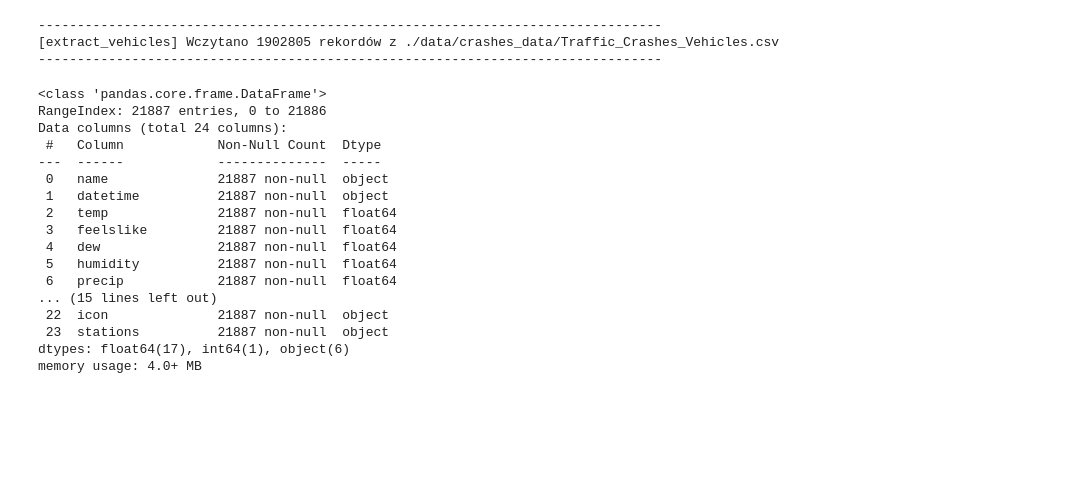
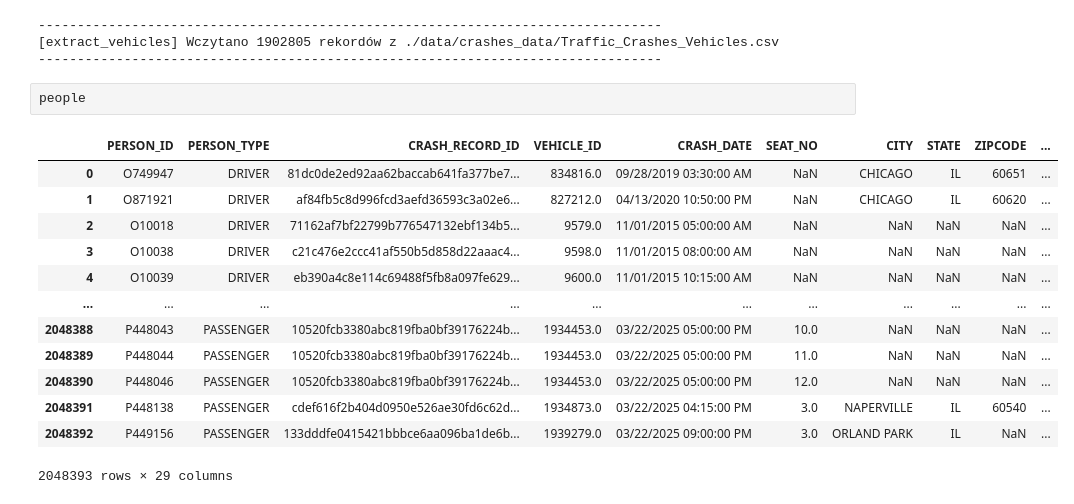
Before and after one commit to krukj/ChicagoCrashesETL, a Jupyter notebook: test.ipynb, the cells around one changed output. Drawn from its saved outputs; the diff is of its cells as text; blank space fills up the shorter version.

```diff
--- a/test.ipynb
+++ b/test.ipynb
@@ -371,21 +371,18 @@ vehicles = extract_vehicles_csv(vehicles_path)
 [extract_vehicles] Wczytano 1902805 rekordów z ./data/crashes_data/Traffic_Crashes_Vehicles.csv
 --------------------------------------------------------------------------------
 # %%
+people
 # %% [output]
+|  | PERSON_ID | PERSON_TYPE | CRASH_RECORD_ID | VEHICLE_ID | CRASH_DATE | SEAT_NO | CITY | STATE | ZIPCODE | ... |
+| 0 | O749947 | DRIVER | 81dc0de2ed92aa62baccab641fa377be7... | 834816.0 | 09/28/2019 03:30:00 AM | NaN | CHICAGO | IL | 60651 | ... |
+| 1 | O871921 | DRIVER | af84fb5c8d996fcd3aefd36593c3a02e6... | 827212.0 | 04/13/2020 10:50:00 PM | NaN | CHICAGO | IL | 60620 | ... |
+| 2 | O10018 | DRIVER | 71162af7bf22799b776547132ebf134b5... | 9579.0 | 11/01/2015 05:00:00 AM | NaN | NaN | NaN | NaN | ... |
+| 3 | O10038 | DRIVER | c21c476e2ccc41af550b5d858d22aaac4... | 9598.0 | 11/01/2015 08:00:00 AM | NaN | NaN | NaN | NaN | ... |
+| 4 | O10039 | DRIVER | eb390a4c8e114c69488f5fb8a097fe629... | 9600.0 | 11/01/2015 10:15:00 AM | NaN | NaN | NaN | NaN | ... |
+| ... | ... | ... | ... | ... | ... | ... | ... | ... | ... | ... |
+| 2048388 | P448043 | PASSENGER | 10520fcb3380abc819fba0bf39176224b... | 1934453.0 | 03/22/2025 05:00:00 PM | 10.0 | NaN | NaN | NaN | ... |
+| 2048389 | P448044 | PASSENGER | 10520fcb3380abc819fba0bf39176224b... | 1934453.0 | 03/22/2025 05:00:00 PM | 11.0 | NaN | NaN | NaN | ... |
+| 2048390 | P448046 | PASSENGER | 10520fcb3380abc819fba0bf39176224b... | 1934453.0 | 03/22/2025 05:00:00 PM | 12.0 | NaN | NaN | NaN | ... |
+| 2048391 | P448138 | PASSENGER | cdef616f2b404d0950e526ae30fd6c62d... | 1934873.0 | 03/22/2025 04:15:00 PM | 3.0 | NAPERVILLE | IL | 60540 | ... |
+| 2048392 | P449156 | PASSENGER | 133dddfe0415421bbbce6aa096ba1de6b... | 1939279.0 | 03/22/2025 09:00:00 PM | 3.0 | ORLAND PARK | IL | NaN | ... |
-<class 'pandas.core.frame.DataFrame'>
-RangeIndex: 21887 entries, 0 to 21886
-Data columns (total 24 columns):
- #   Column            Non-Null Count  Dtype
----  ------            --------------  -----
- 0   name              21887 non-null  object
- 1   datetime          21887 non-null  object
- 2   temp              21887 non-null  float64
- 3   feelslike         21887 non-null  float64
- 4   dew               21887 non-null  float64
- 5   humidity          21887 non-null  float64
- 6   precip            21887 non-null  float64
-... (15 lines left out)
- 22  icon              21887 non-null  object
- 23  stations          21887 non-null  object
-dtypes: float64(17), int64(1), object(6)
-memory usage: 4.0+ MB
+2048393 rows × 29 columns
```
Also changed, not shown: 8 other files.
